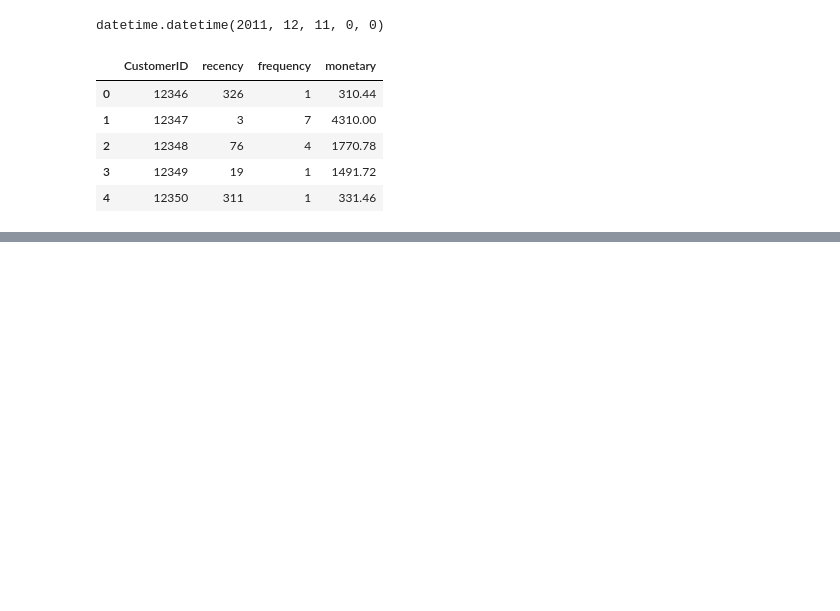
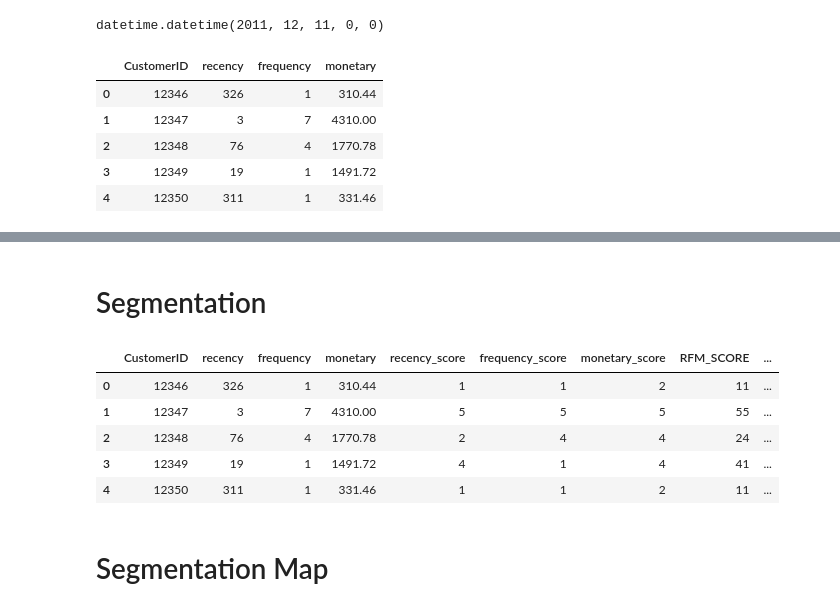
Before and after one commit to mindyng/2022-Business-Projects, a Jupyter notebook: customer-relationship-management.ipynb, the cells around one changed output, grey strips where cells are left out. Cells and saved outputs as stored; diff of their text form; code cells hidden in the pictures; blank space fills up the shorter version.

```diff
--- a/customer-relationship-management.ipynb
+++ b/customer-relationship-management.ipynb
@@ -263,0 +284,39 @@ rfm.head()
+# %%
+#For now, we are only combining R and F. Monetary will not be included in overall RFM score.
+def get_rfm_scores(dataframe):
+
+    df_ = dataframe.copy()
+    df_['recency_score'] = pd.qcut(df_['recency'],5,labels = [5, 4, 3, 2, 1])
+    df_['frequency_score'] = pd.qcut(df_['frequency'].rank(method = "first"), 5, labels = [1, 2, 3, 4, 5])
+    df_['monetary_score'] = pd.qcut(df_['monetary'], 5, labels = [1, 2, 3, 4, 5])
+    df_['RFM_SCORE'] = (df_['recency_score'].astype(str) + df_['frequency_score'].astype(str))
+
+    return df_
+
+rfm = get_rfm_scores(rfm)
+# %% [markdown]
+# Segmentation
+# %%
+seg_map = {r'[1-2][1-2]': 'hibernating',
+           r'[1-2][3-4]': 'at_Risk',
+           r'[1-2]5': 'cant_loose',
+           r'3[1-2]': 'about_to_sleep',
+           r'33': 'need_attention',
+           r'[3-4][4-5]': 'loyal_customers',
+           r'41': 'promising',
+           r'51': 'new_customers',
+           r'[4-5][2-3]': 'potential_loyalists',
+           r'5[4-5]': 'champions'}
+
+rfm['segment'] = rfm['RFM_SCORE'].replace(seg_map, regex = True)
+
+rfm.head()
+# %% [output]
+|  | CustomerID | recency | frequency | monetary | recency_score | frequency_score | monetary_score | RFM_SCORE | ... |
+| 0 | 12346 | 326 | 1 | 310.44 | 1 | 1 | 2 | 11 | ... |
+| 1 | 12347 | 3 | 7 | 4310.00 | 5 | 5 | 5 | 55 | ... |
+| 2 | 12348 | 76 | 4 | 1770.78 | 2 | 4 | 4 | 24 | ... |
+| 3 | 12349 | 19 | 1 | 1491.72 | 4 | 1 | 4 | 41 | ... |
+| 4 | 12350 | 311 | 1 | 331.46 | 1 | 1 | 2 | 11 | ... |
+# %% [markdown]
+# Segmentation Map
```
Also changed, not shown: parts of 5 cells of this notebook.
